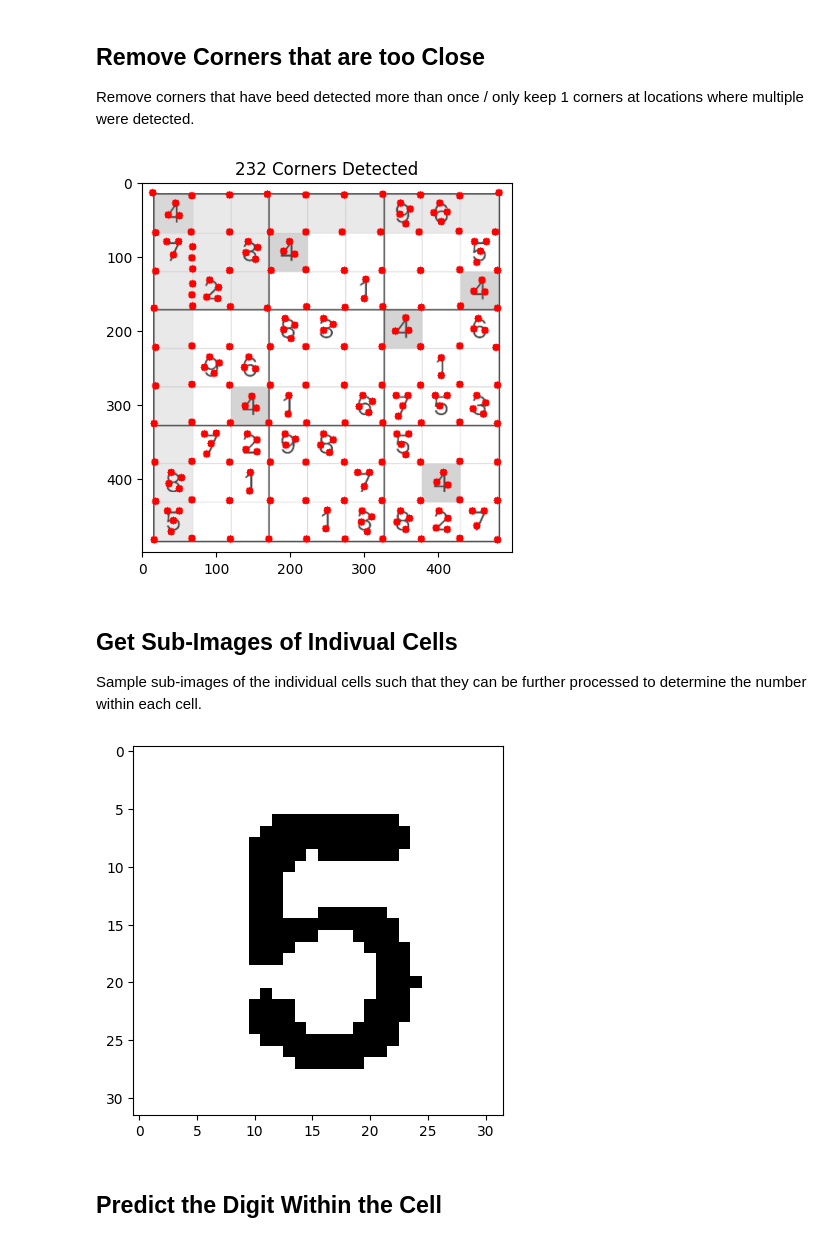
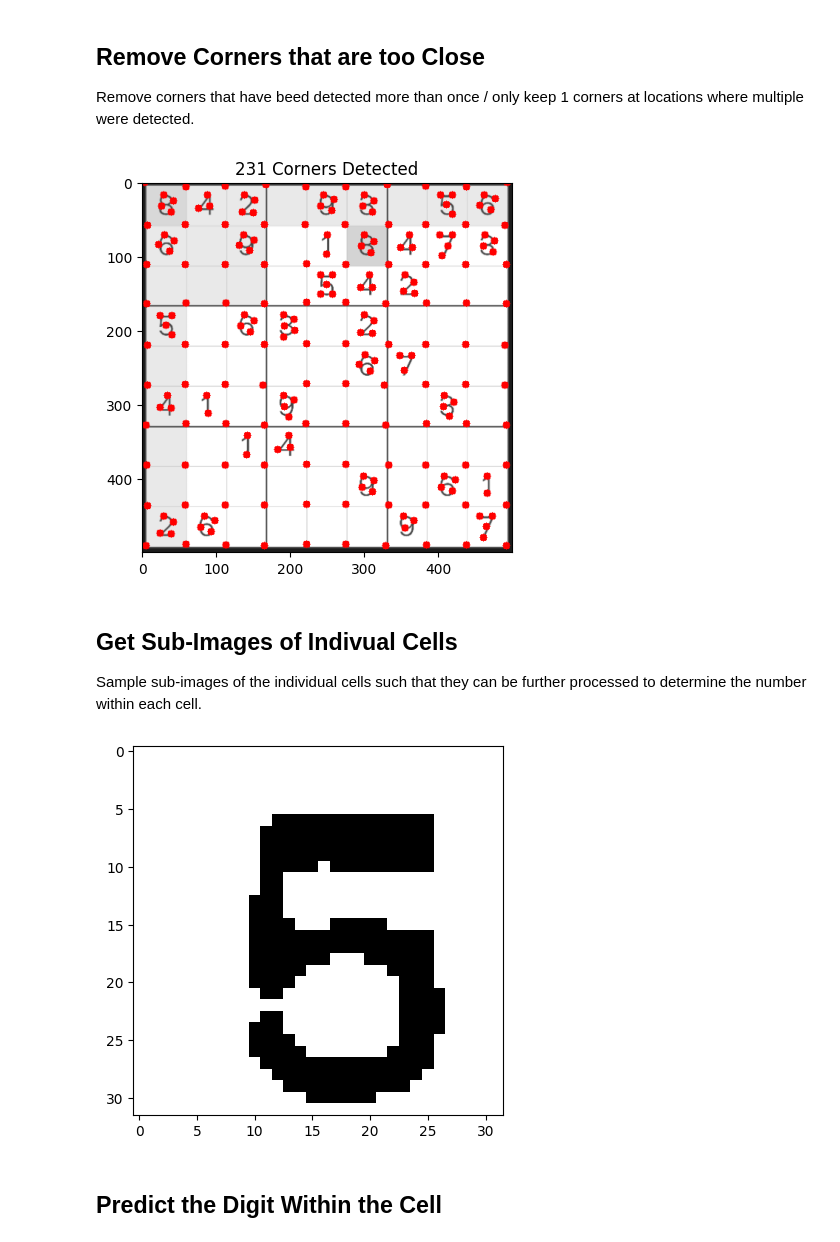
Before and after one commit to GCSchmidt/sudoku-solver-project, a Jupyter notebook: notebooks/sudoku_image_solver.ipynb, the cells around one changed output. Cells and saved outputs as stored; diff of their text form; code cells hidden in the pictures.

```diff
--- a/notebooks/sudoku_image_solver.ipynb
+++ b/notebooks/sudoku_image_solver.ipynb
@@ -88,7 +88,7 @@ def get_sqr_sub_image(img, row: int, col: int, vert_lines: list, hori_lines: lis
     y_min = hori_lines[row]
     y_max = hori_lines[row+1]
     sqr_sub_image = img[y_min:y_max,x_min:x_max]
-    cropped_image = crop_img(sqr_sub_image, 0.8)
+    cropped_image = crop_img(sqr_sub_image, 0.7)
     img_blur = cv.GaussianBlur(cropped_image,(11,11),0)
     img_th = cv.adaptiveThreshold(img_blur,255,cv.ADAPTIVE_THRESH_MEAN_C, cv.THRESH_BINARY,5,1)
     resized_img = cv.resize(img_th, (32,32), interpolation=cv.INTER_NEAREST)
@@ -118,7 +118,7 @@ def image_to_string(img, vertical_lines_coords, horizontal_lines_coords):
 
 The image is expetced to be screenshot of a sudoku quiz from [this website](https://sudoku.com/). The image must only contain the entire quiz grid.
 # %%
-img_gray = cv.imread("../inputs/images/quiz_1.png", cv.IMREAD_GRAYSCALE)
+img_gray = cv.imread("../inputs/images/quiz_3.png", cv.IMREAD_GRAYSCALE)
 # resize for consistency
 img_gray = cv.resize(img_gray, (500, 500), interpolation= cv.INTER_LINEAR)
 img_rgb = cv.cvtColor(img_gray,cv.COLOR_GRAY2RGB)
@@ -173,7 +173,7 @@ plt.title(f'{corner_coords_reduced_n:,} Corners Detected')
 plt.imshow(img_harris_reduced)
 plt.show()
 # %% [output]
-[figure, old version]
+[figure, new version]
 # %% [markdown]
 ## Get Sub-Images of Indivual Cells
 
@@ -181,11 +181,11 @@ Sample sub-images of the individual cells such that they can be further processe
 # %%
 # View a digit within a cell
 vertical_lines_coords, horizontal_lines_coords = get_coords_of_lines(corner_coords_reduced)
-sqr_img = get_sqr_sub_image(img_th, 1, 8, vertical_lines_coords, horizontal_lines_coords)
+sqr_img = get_sqr_sub_image(img_th, 2, 4, vertical_lines_coords, horizontal_lines_coords)
 plt.imshow(sqr_img, cmap='gray', vmax=255, vmin=0)
 plt.show()
 # %% [output]
-[figure, old version]
+[figure, new version]
 # %% [markdown]
 ## Predict the Digit Within the Cell
 # %%
```
Also changed, not shown: parts of 4 cells of this notebook.
